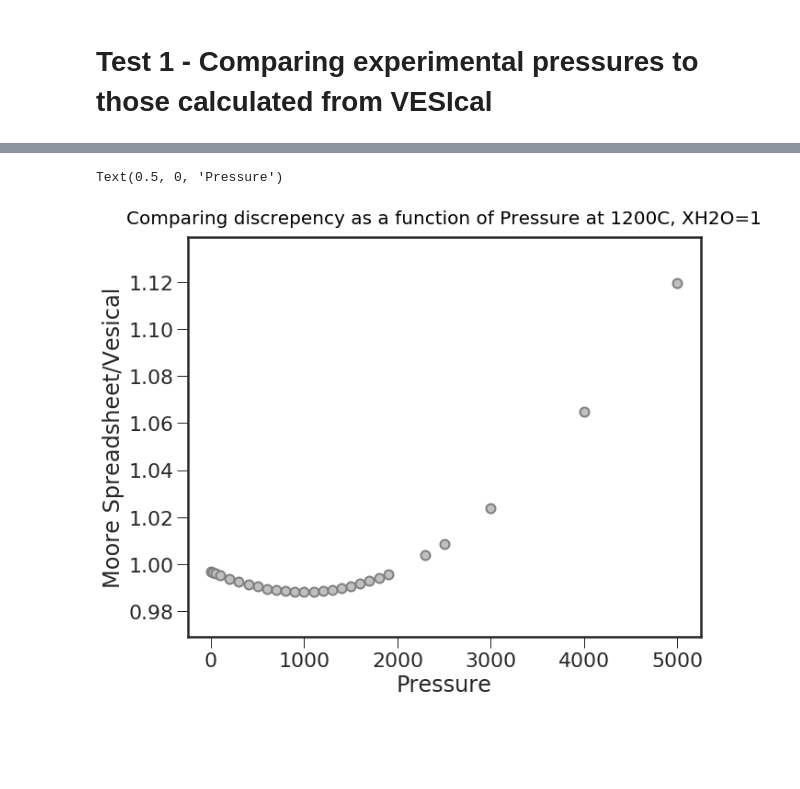
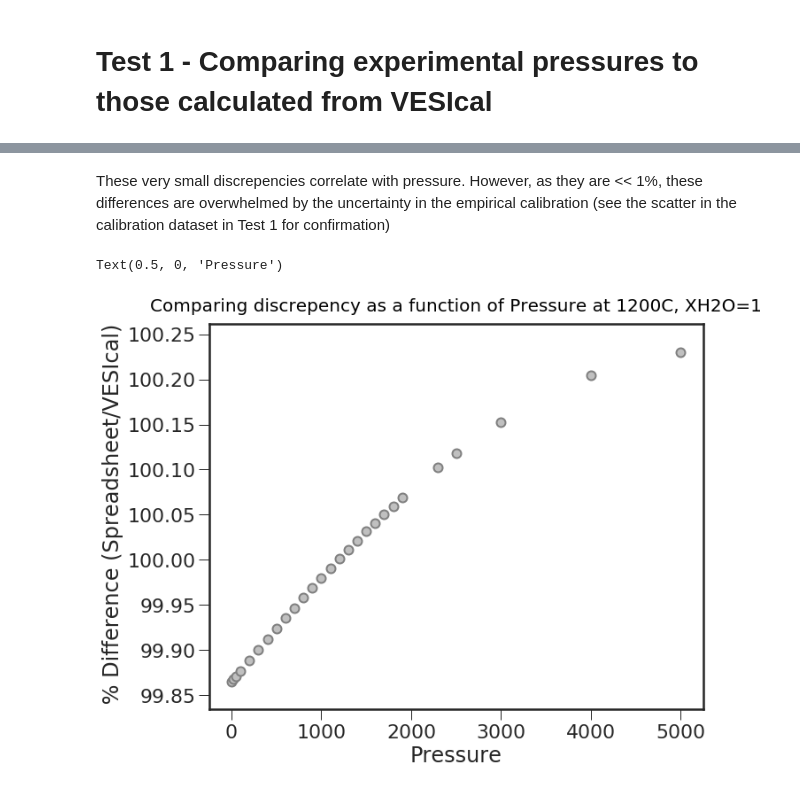
Before and after one commit to kaylai/VESIcal, a Jupyter notebook: Calibration/Testing/Testing_Moore_et_al_1998.ipynb, the cells around one changed output, grey strips where cells are left out. Drawn from its saved outputs; the diff is of its cells as text; code cells hidden in the pictures; blank space fills up the shorter version.

```diff
--- a/Calibration/Testing/Testing_Moore_et_al_1998.ipynb
+++ b/Calibration/Testing/Testing_Moore_et_al_1998.ipynb
@@ -122,20 +173,22 @@ Text(8, 8, '1:1')
+# %% [markdown]
+These very small discrepencies correlate with pressure. However, as they are << 1%, these differences are overwhelmed by the uncertainty in the empirical calibration (see the scatter in the calibration dataset in Test 1 for confirmation)
 # %%
-# Testing changing pressure
+#  Assessing discrepency vs Pressure for 1200C, XH2O=1
 Diff=(dissolved_syn.loc[dissolved_syn.XH2OVapour==1, ['wt% H2O in melt']].values)/(dissolved_syn.loc[dissolved_syn.XH2OVapour==1, ['H2O_liq_VESIcal']].values)
 X=dissolved_syn.loc[dissolved_syn.XH2OVapour==1, ['Press']].values
 fig, ax1 = plt.subplots(figsize = (10,8)) # adjust dimensions of figure here
 font = {'family': 'sans-serif',
         'color':  'black',
         'weight': 'normal',
         'size': 20,
         }
 ax1.set_title('Comparing discrepency as a function of Pressure at 1200C, XH2O=1',
         fontdict= font, pad = 15)
 
-plt.scatter(X, Diff, s=100, edgecolors='gray', facecolors='silver', marker='o', zorder=5)
-plt.ylabel('Moore Spreadsheet/Vesical')
+plt.scatter(X, 100*Diff, s=100, edgecolors='gray', facecolors='silver', marker='o', zorder=5)
+plt.ylabel(' % Difference (Spreadsheet/VESIcal)')
 plt.xlabel('Pressure')
 # %% [output]
 Text(0.5, 0, 'Pressure')
-[figure, old version]
+[figure, new version]
 # %%
```
Also changed, not shown: parts of 12 cells of this notebook, 1 other file.
